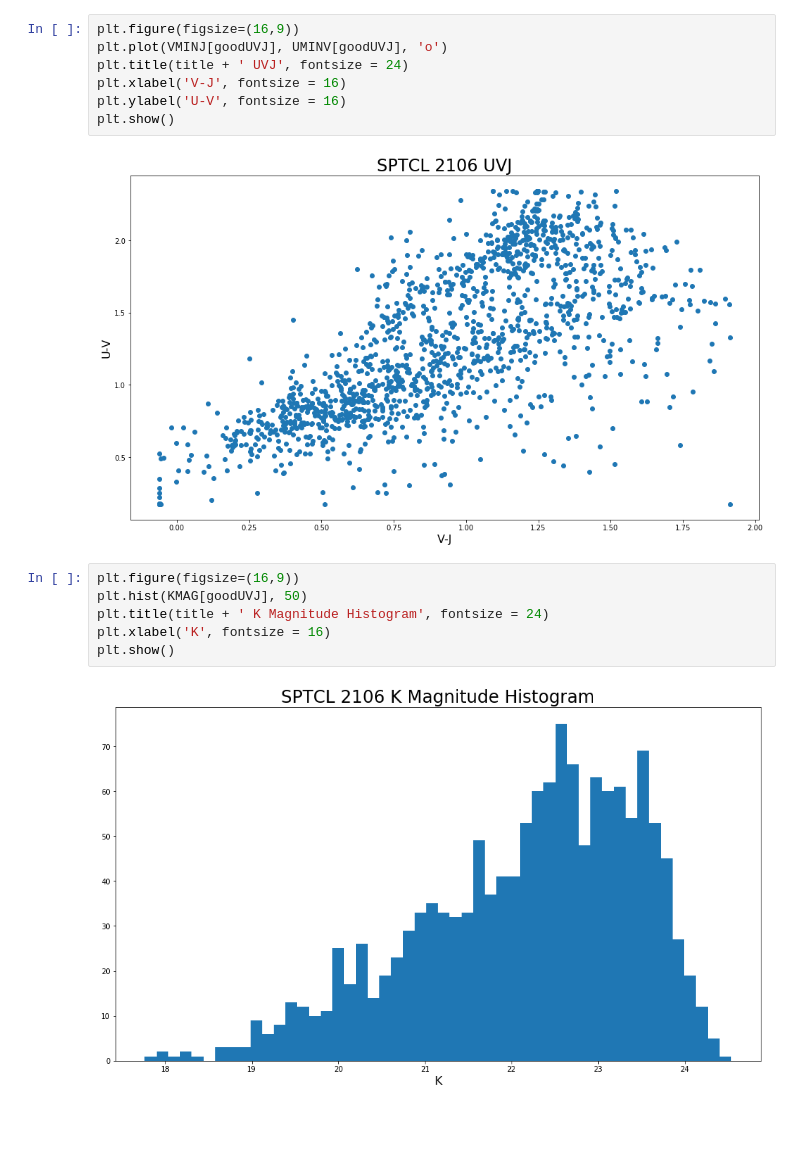
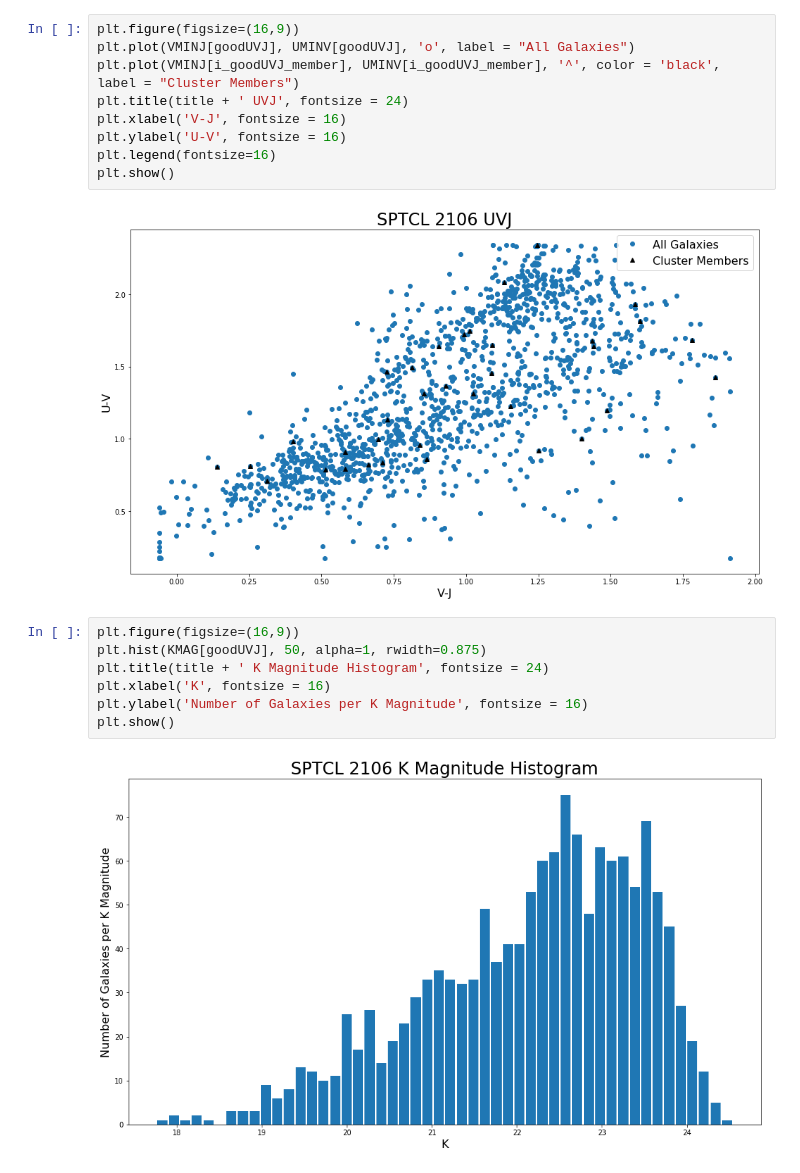
Before and after one commit to slafontaine1/GOGREEN-Color-Magnitude-Plots, a Jupyter notebook: SPTCL_2106_color_magnitude_plots.ipynb, the cells around one changed output. Saved outputs shown, nothing was run; the diff lists cells and outputs as text; blank space fills up the shorter version.

```diff
--- a/SPTCL_2106_color_magnitude_plots.ipynb
+++ b/SPTCL_2106_color_magnitude_plots.ipynb
@@ -78,17 +111,20 @@ plt.show()
 # %%
 plt.figure(figsize=(16,9))
-plt.plot(VMINJ[goodUVJ], UMINV[goodUVJ], 'o')
+plt.plot(VMINJ[goodUVJ], UMINV[goodUVJ], 'o', label = "All Galaxies")
+plt.plot(VMINJ[i_goodUVJ_member], UMINV[i_goodUVJ_member], '^', color = 'black', label = "Cluster Members")
 plt.title(title + ' UVJ', fontsize = 24)
 plt.xlabel('V-J', fontsize = 16)
 plt.ylabel('U-V', fontsize = 16)
+plt.legend(fontsize=16)
 plt.show()
 # %% [output]
-[figure, old version]
+[figure, new version]
 # %%
 plt.figure(figsize=(16,9))
-plt.hist(KMAG[goodUVJ], 50)
+plt.hist(KMAG[goodUVJ], 50, alpha=1, rwidth=0.875)
 plt.title(title + ' K Magnitude Histogram', fontsize = 24)
 plt.xlabel('K', fontsize = 16)
+plt.ylabel('Number of Galaxies per K Magnitude', fontsize = 16)
 plt.show()
 # %% [output]
-[figure, old version]
+[figure, new version]
```
Also changed, not shown: parts of 4 cells of this notebook, 12 other files.
